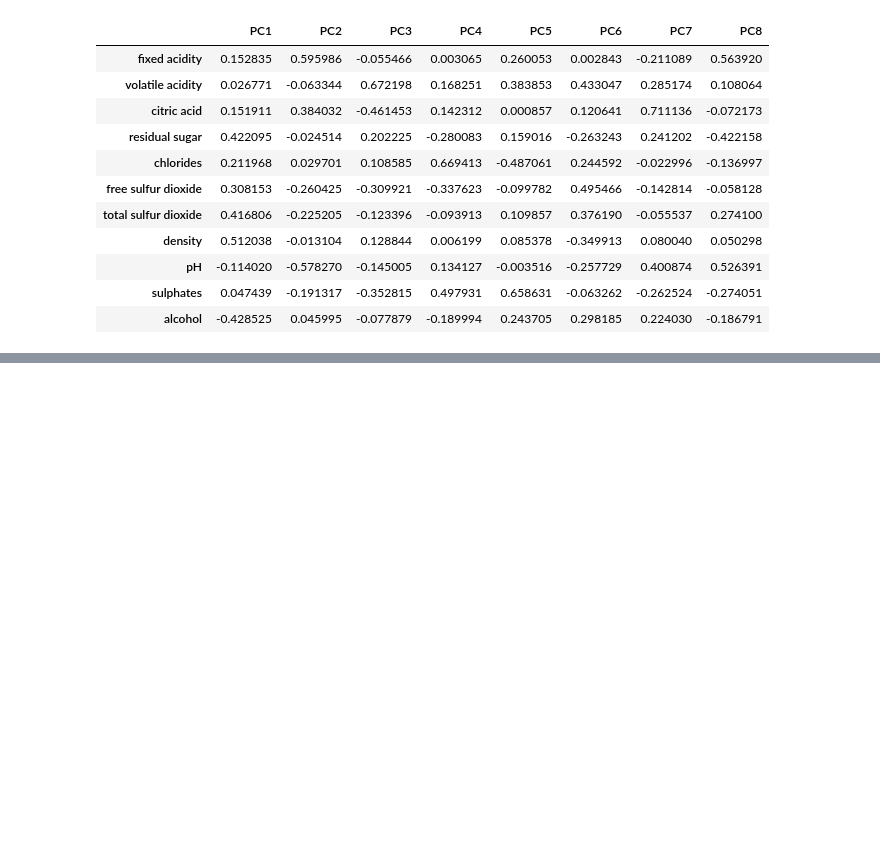
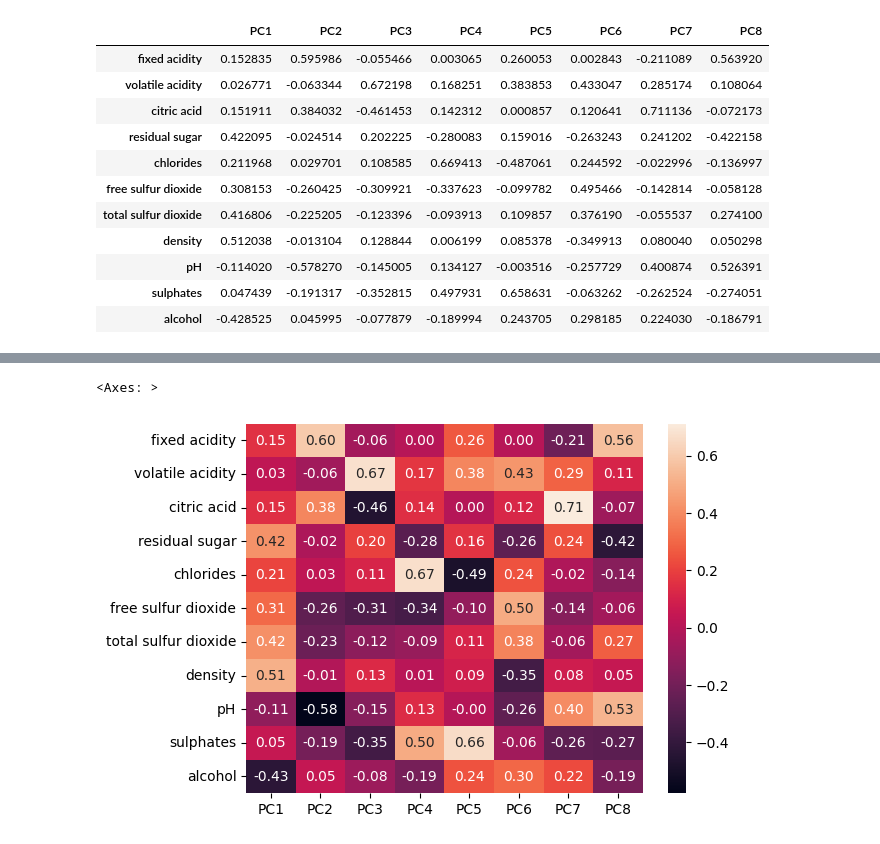
Before and after one commit to adewunmi2/AdvDataAnalytics2024, a Jupyter notebook: ExerciseProject3/Ex_regression_PCA.ipynb, the cells around one changed output, grey strips where cells are left out. Cells and saved outputs as stored; diff of their text form; code cells hidden in the pictures; blank space fills up the shorter version.

```diff
--- a/ExerciseProject3/Ex_regression_PCA.ipynb
+++ b/ExerciseProject3/Ex_regression_PCA.ipynb
@@ -228,0 +260,8 @@ residual sugar is strongly associated with the PC1 and PC8 while the following P
+# %%
+# comparing with the above Principal Component on each feature
+# it can be said they are closely the same output
+# as the correlation below
+sns.heatmap(loadings_df, annot=True, fmt=".2f")
+# %% [output]
+<Axes: >
+[figure, added]
```
Also changed, not shown: parts of 4 cells of this notebook.
